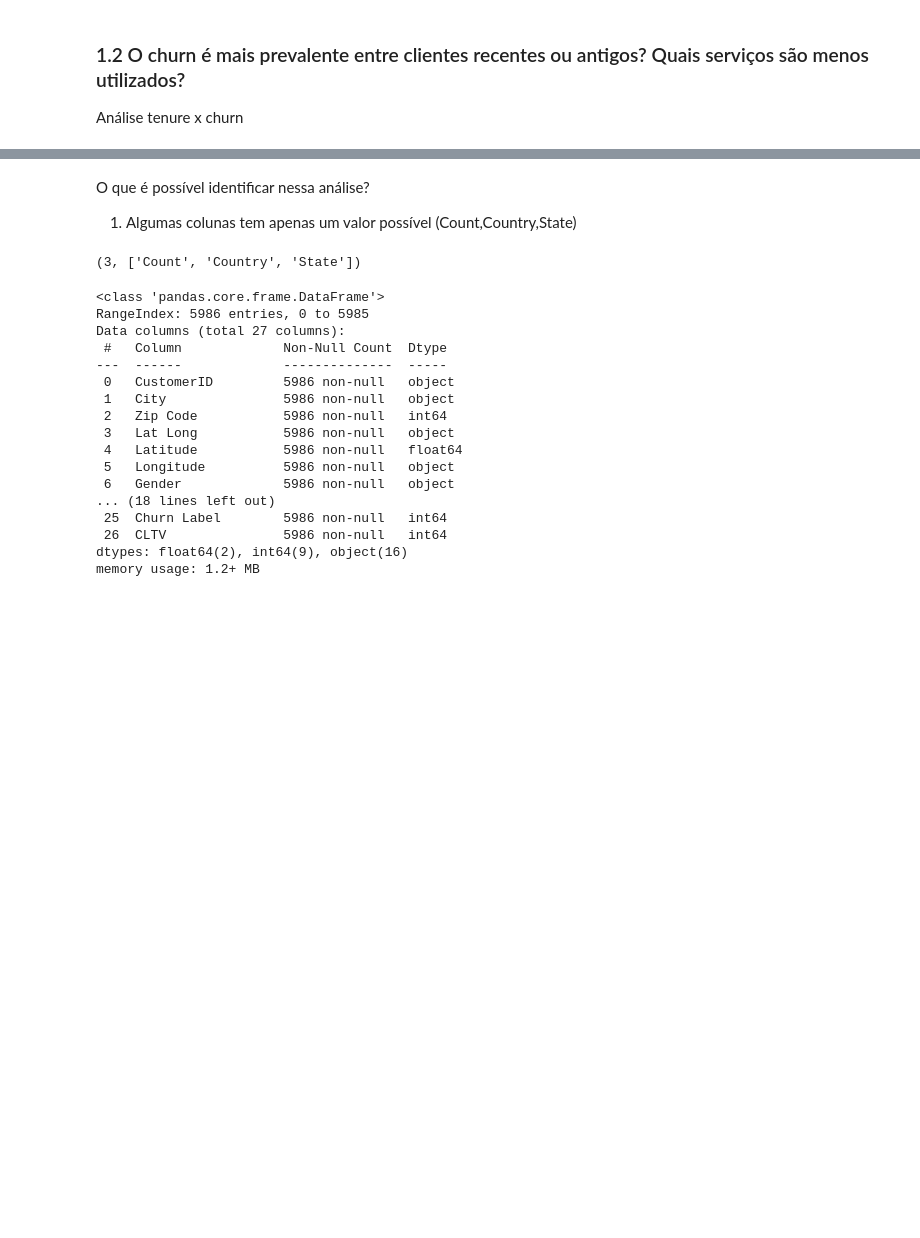
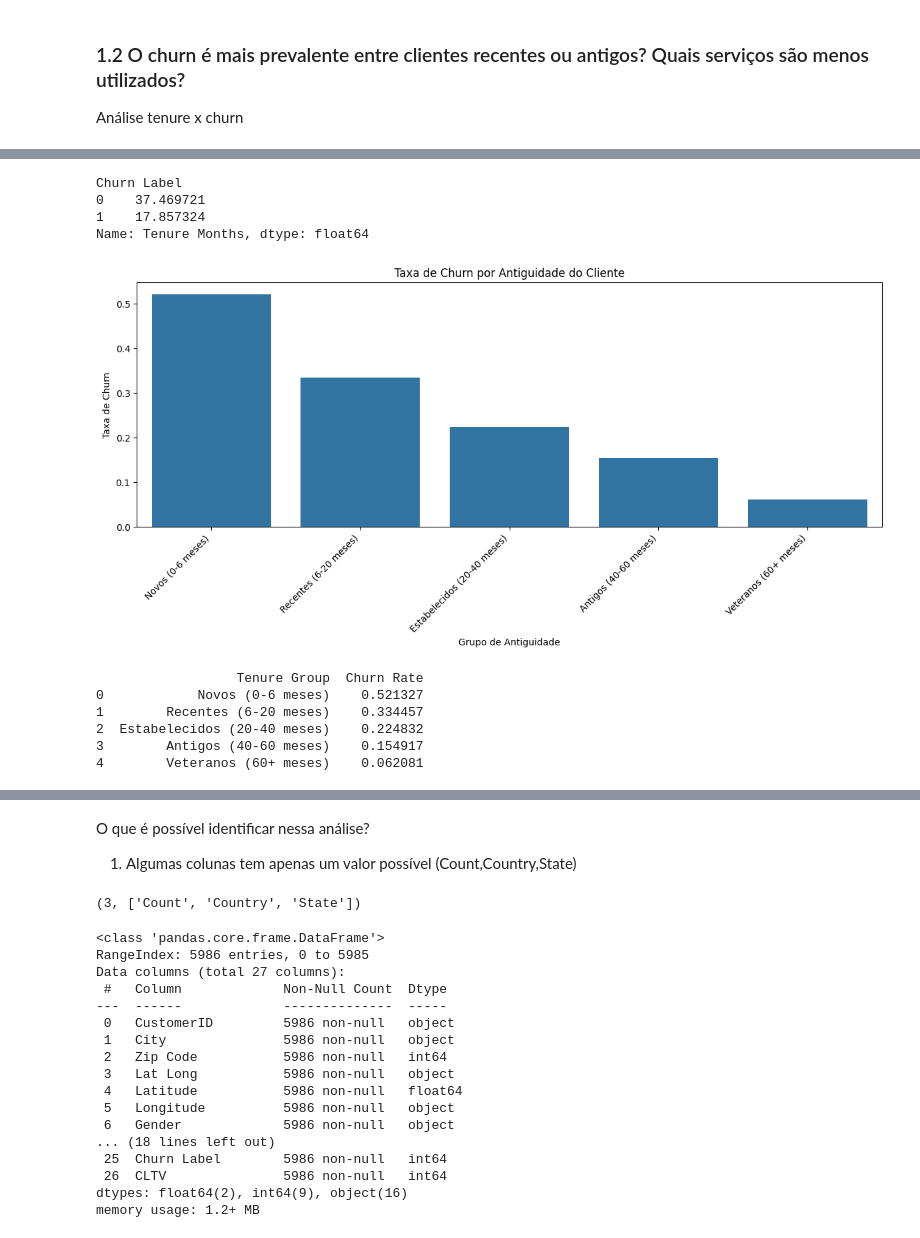
Before and after one commit to caefleury/trainee-cis-ieee, a Jupyter notebook: desafio_02/churn.ipynb, the cells around one changed output, grey strips where cells are left out. Drawn from its saved outputs; the diff is of its cells as text; code cells hidden in the pictures; blank space fills up the shorter version.

```diff
--- a/desafio_02/churn.ipynb
+++ b/desafio_02/churn.ipynb
@@ -112,0 +127,49 @@ Análise tenure x churn
+# %%
+media_tenure_churn = train_df.groupby('Churn Label')['Tenure Months'].mean()
+print(media_tenure_churn)
+# %% [output]
+Churn Label
+0    37.469721
+1    17.857324
+Name: Tenure Months, dtype: float64
+# %%
+# Criar 5 grupos (quintis) baseados em 'Tenure Months'
+tenure_groups, bins = pd.qcut(train_df['Tenure Months'], q=5, retbins=True, labels=False)
+
+# Criar labels para os grupos com os ranges de meses
+labels = [
+    f'Novos (0-{bins[1]:.0f} meses)',
+    f'Recentes ({bins[1]:.0f}-{bins[2]:.0f} meses)',
+    f'Estabelecidos ({bins[2]:.0f}-{bins[3]:.0f} meses)',
+    f'Antigos ({bins[3]:.0f}-{bins[4]:.0f} meses)',
+    f'Veteranos ({bins[4]:.0f}+ meses)'
+]
+
+# Calcular a taxa de churn para cada grupo
+churn_rates = train_df.groupby(tenure_groups)['Churn Label'].mean().reset_index()
+churn_rates['Tenure Group'] = labels
+churn_rates.columns = ['Group Index', 'Churn Rate', 'Tenure Group']
+
+# Ordenar os grupos
+churn_rates = churn_rates.sort_values('Group Index')
+
+# Plotar o gráfico
+plt.figure(figsize=(12, 6))
+sns.barplot(x='Tenure Group', y='Churn Rate', data=churn_rates, order=labels)
+plt.title('Taxa de Churn por Antiguidade do Cliente')
+plt.xlabel('Grupo de Antiguidade')
+plt.ylabel('Taxa de Churn')
+plt.xticks(rotation=45, ha='right')
+plt.tight_layout()
+plt.show()
+
+# Imprimir as taxas de churn para cada grupo
+print(churn_rates[['Tenure Group', 'Churn Rate']])
+# %% [output]
+[figure, added]
+                  Tenure Group  Churn Rate
+0            Novos (0-6 meses)    0.521327
+1        Recentes (6-20 meses)    0.334457
+2  Estabelecidos (20-40 meses)    0.224832
+3        Antigos (40-60 meses)    0.154917
+4        Veteranos (60+ meses)    0.062081
```
Also changed, not shown: parts of 3 cells of this notebook.
